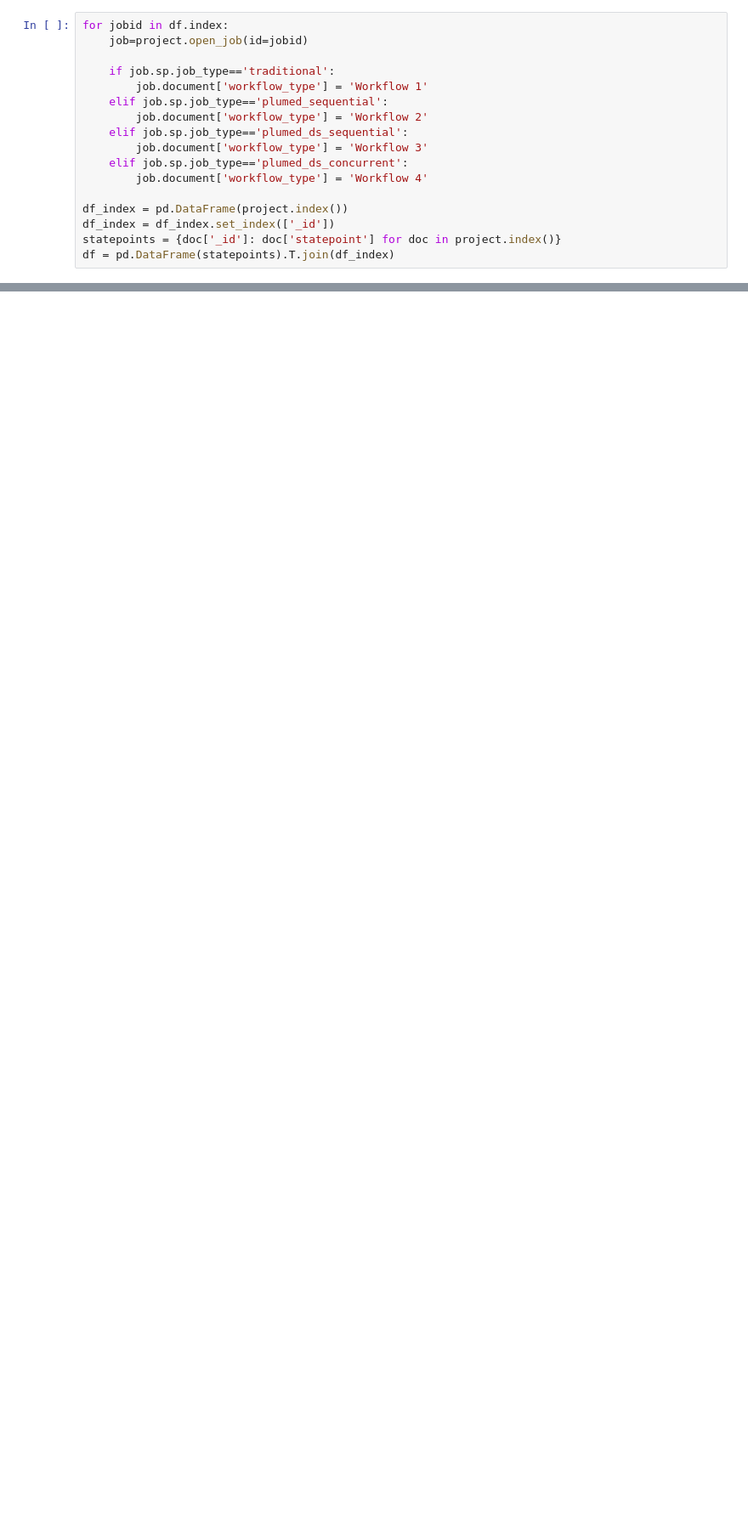
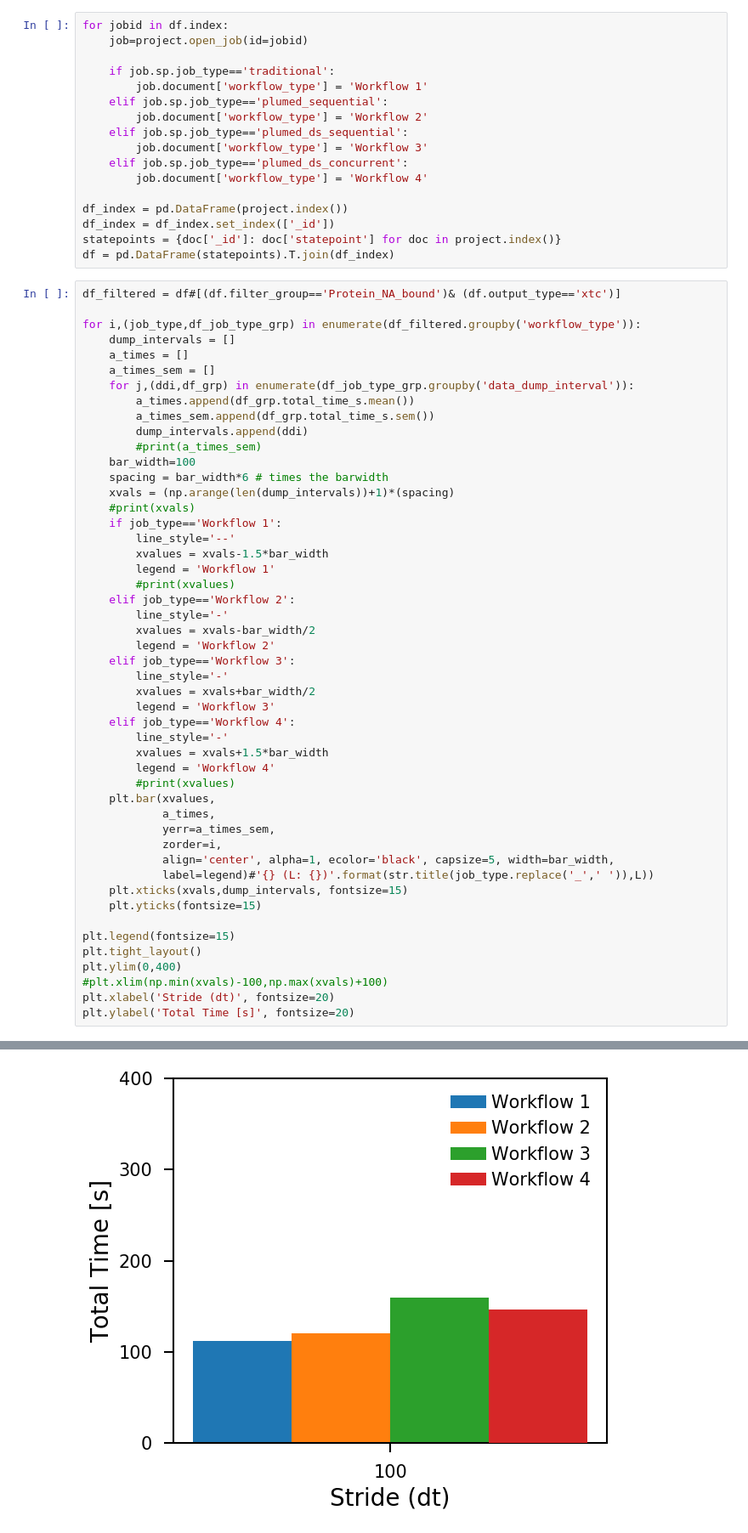
Before and after one commit to Analytics4MD/A4MD, a Jupyter notebook: project/notebooks/workflows_comparison.ipynb, the cells around one changed output, grey strips where cells are left out. Shown at 85% size. Saved outputs shown, nothing was run; the diff lists cells and outputs as text; blank space fills up the shorter version.

```diff
--- a/project/notebooks/workflows_comparison.ipynb
+++ b/project/notebooks/workflows_comparison.ipynb
@@ -36,3 +36,53 @@ df_index = pd.DataFrame(project.index())
 df_index = df_index.set_index(['_id'])
 statepoints = {doc['_id']: doc['statepoint'] for doc in project.index()}
 df = pd.DataFrame(statepoints).T.join(df_index)
+# %%
+df_filtered = df#[(df.filter_group=='Protein_NA_bound')& (df.output_type=='xtc')]
+
+for i,(job_type,df_job_type_grp) in enumerate(df_filtered.groupby('workflow_type')):
+    dump_intervals = []
+    a_times = []
+    a_times_sem = []
+    for j,(ddi,df_grp) in enumerate(df_job_type_grp.groupby('data_dump_interval')):
+        a_times.append(df_grp.total_time_s.mean())
+        a_times_sem.append(df_grp.total_time_s.sem())
+        dump_intervals.append(ddi)
+        #print(a_times_sem)
+    bar_width=100
+    spacing = bar_width*6 # times the barwidth
+    xvals = (np.arange(len(dump_intervals))+1)*(spacing)
+    #print(xvals)
+    if job_type=='Workflow 1':
+        line_style='--'
+        xvalues = xvals-1.5*bar_width
+        legend = 'Workflow 1'
+        #print(xvalues)
+    elif job_type=='Workflow 2':
+        line_style='-'
+        xvalues = xvals-bar_width/2
+        legend = 'Workflow 2'
+    elif job_type=='Workflow 3':
+        line_style='-'
+        xvalues = xvals+bar_width/2
+        legend = 'Workflow 3'
+    elif job_type=='Workflow 4':
+        line_style='-'
+        xvalues = xvals+1.5*bar_width
+        legend = 'Workflow 4'
+        #print(xvalues)
+    plt.bar(xvalues,
+            a_times,
+            yerr=a_times_sem,
+            zorder=i,
+            align='center', alpha=1, ecolor='black', capsize=5, width=bar_width,
+            label=legend)#'{} (L: {})'.format(str.title(job_type.replace('_',' ')),L))
+    plt.xticks(xvals,dump_intervals, fontsize=15)
+    plt.yticks(fontsize=15)
+
+plt.legend(fontsize=15)
+plt.tight_layout()
+plt.ylim(0,400)
+#plt.xlim(np.min(xvals)-100,np.max(xvals)+100)
+plt.xlabel('Stride (dt)', fontsize=20)
+plt.ylabel('Total Time [s]', fontsize=20)
+# %% [output]
@@ -38,0 +90 @@ df = pd.DataFrame(statepoints).T.join(df_index)
+[figure, added]
```
Also changed, not shown: parts of 9 cells of this notebook.
